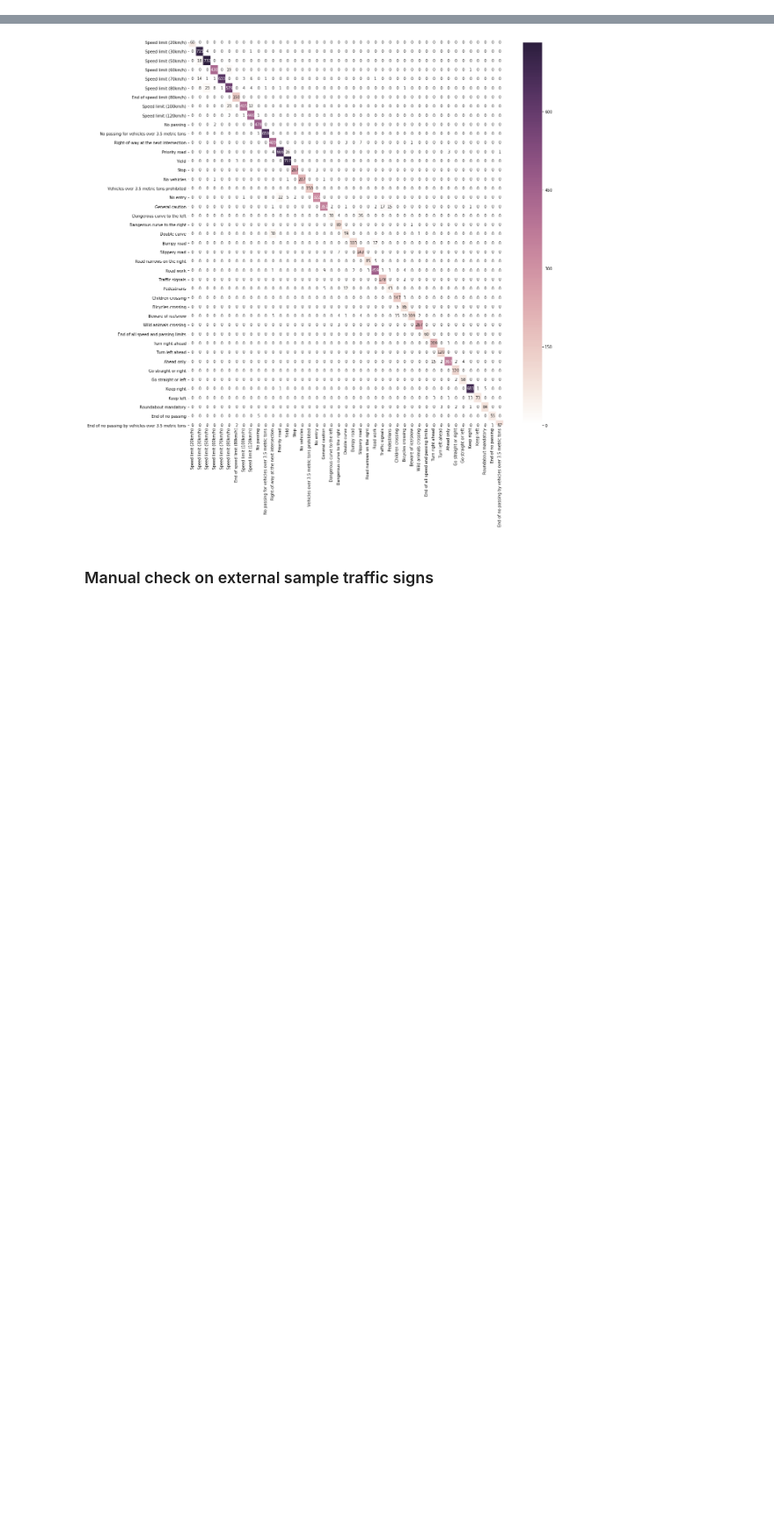
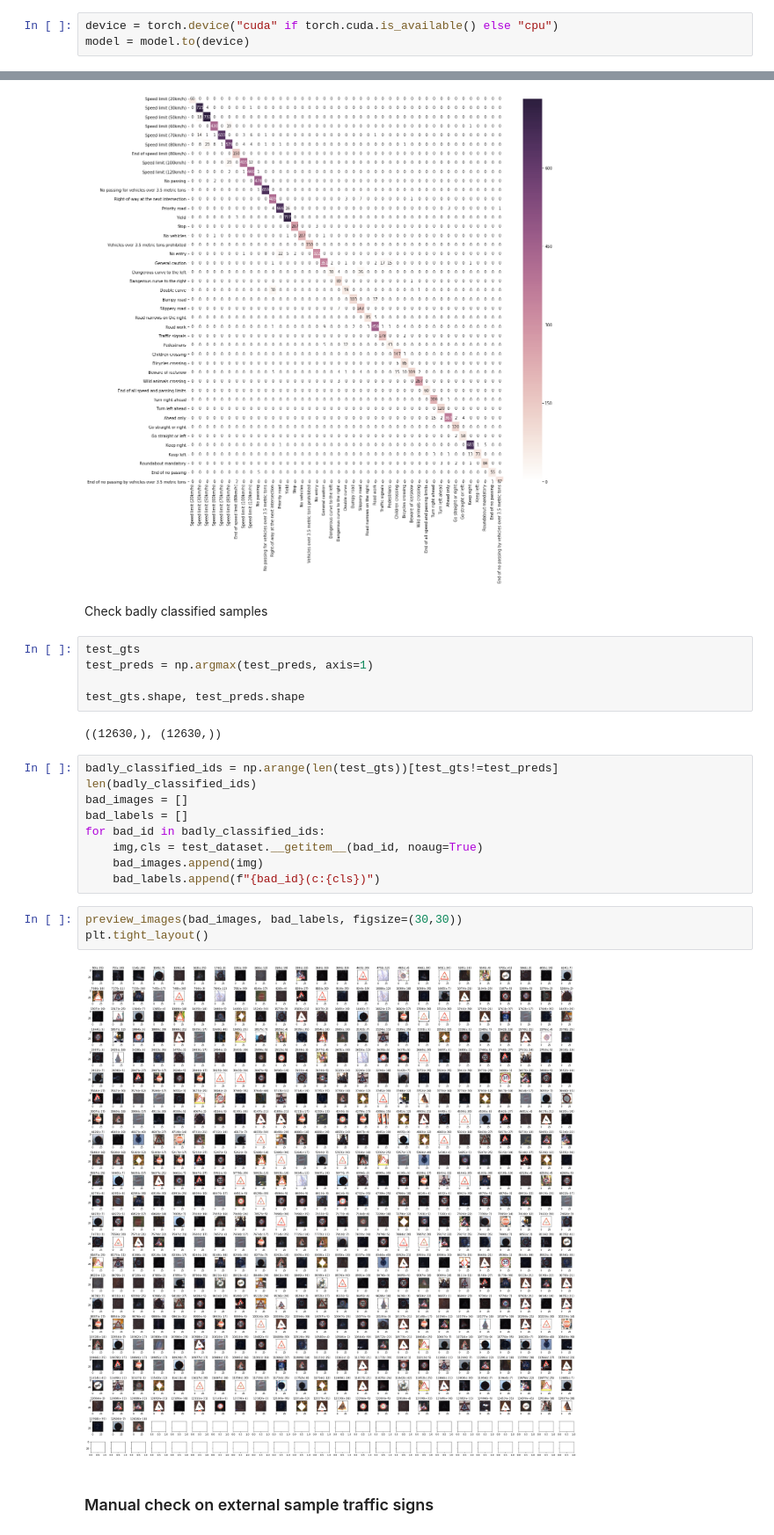
Before and after one commit to bwosh/CarND-Traffic-Sign-Classifier-Project, a Jupyter notebook: TrafficSignsClassifier.ipynb, the cells around one changed output, grey strips where cells are left out. Shown at 88% size. Saved outputs shown, nothing was run; the diff lists cells and outputs as text; blank space fills up the shorter version.

```diff
--- a/TrafficSignsClassifier.ipynb
+++ b/TrafficSignsClassifier.ipynb
@@ -293,0 +301,3 @@ torch.Size([1, 43])
+# %%
+device = torch.device("cuda" if torch.cuda.is_available() else "cpu")
+model = model.to(device)
@@ -512,6 +543,29 @@ sns.heatmap(c_matrix, annot=True, fmt="d", cmap=cmap)
 # %% [output]
 <matplotlib.axes._subplots.AxesSubplot at 0x...>
 [figure]
+# %% [markdown]
+Check badly classified samples
+# %%
+test_gts
+test_preds = np.argmax(test_preds, axis=1)
+
+test_gts.shape, test_preds.shape
+# %% [output]
+((12630,), (12630,))
+# %%
+badly_classified_ids = np.arange(len(test_gts))[test_gts!=test_preds]
+len(badly_classified_ids)
+bad_images = []
+bad_labels = []
+for bad_id in badly_classified_ids:
+    img,cls = test_dataset.__getitem__(bad_id, noaug=True)
+    bad_images.append(img)
+    bad_labels.append(f"{bad_id}(c:{cls})")
+# %%
+preview_images(bad_images, bad_labels, figsize=(30,30))
+plt.tight_layout()
+# %% [output]
+[figure, added]
 # %% [markdown]
 ### Manual check on external sample traffic signs
 # %%
```
Also changed, not shown: parts of 6 cells of this notebook.
